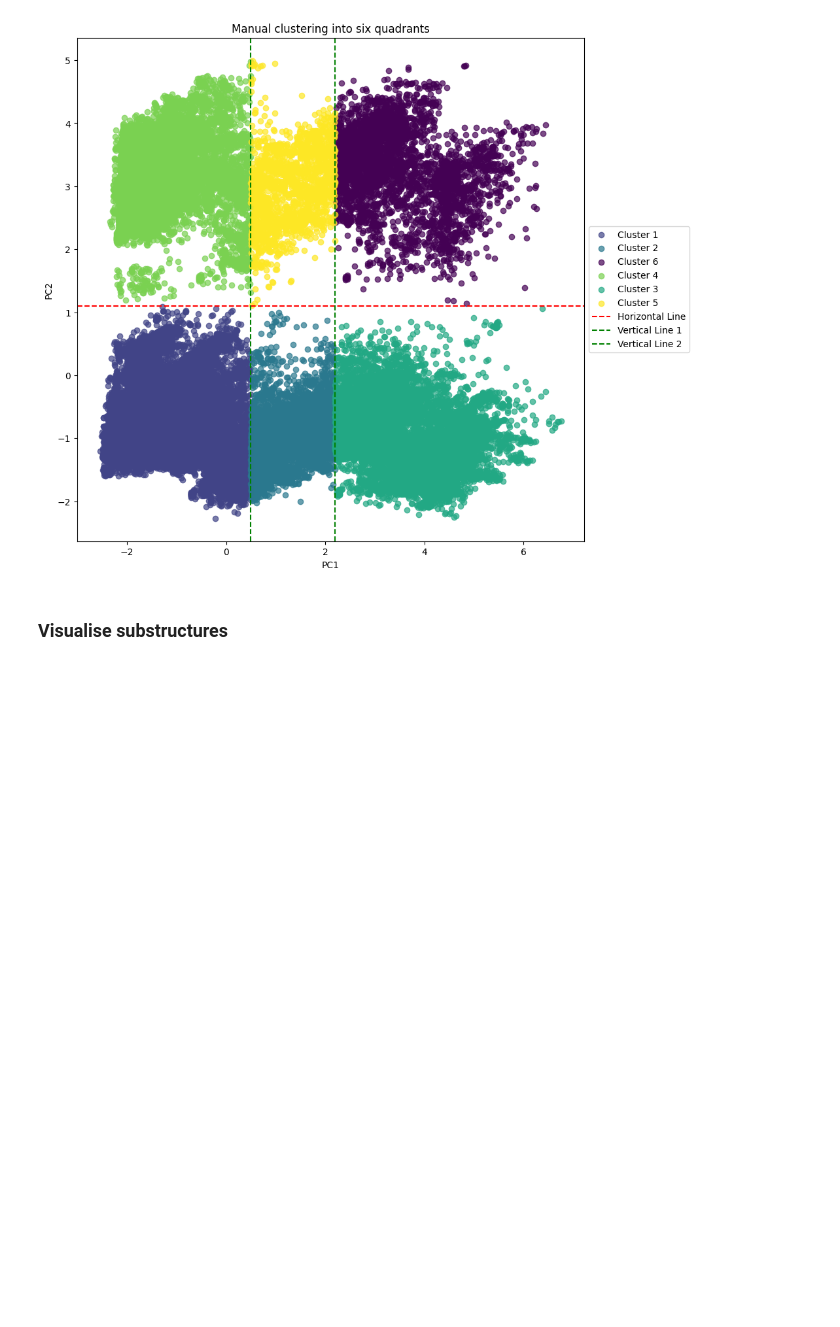
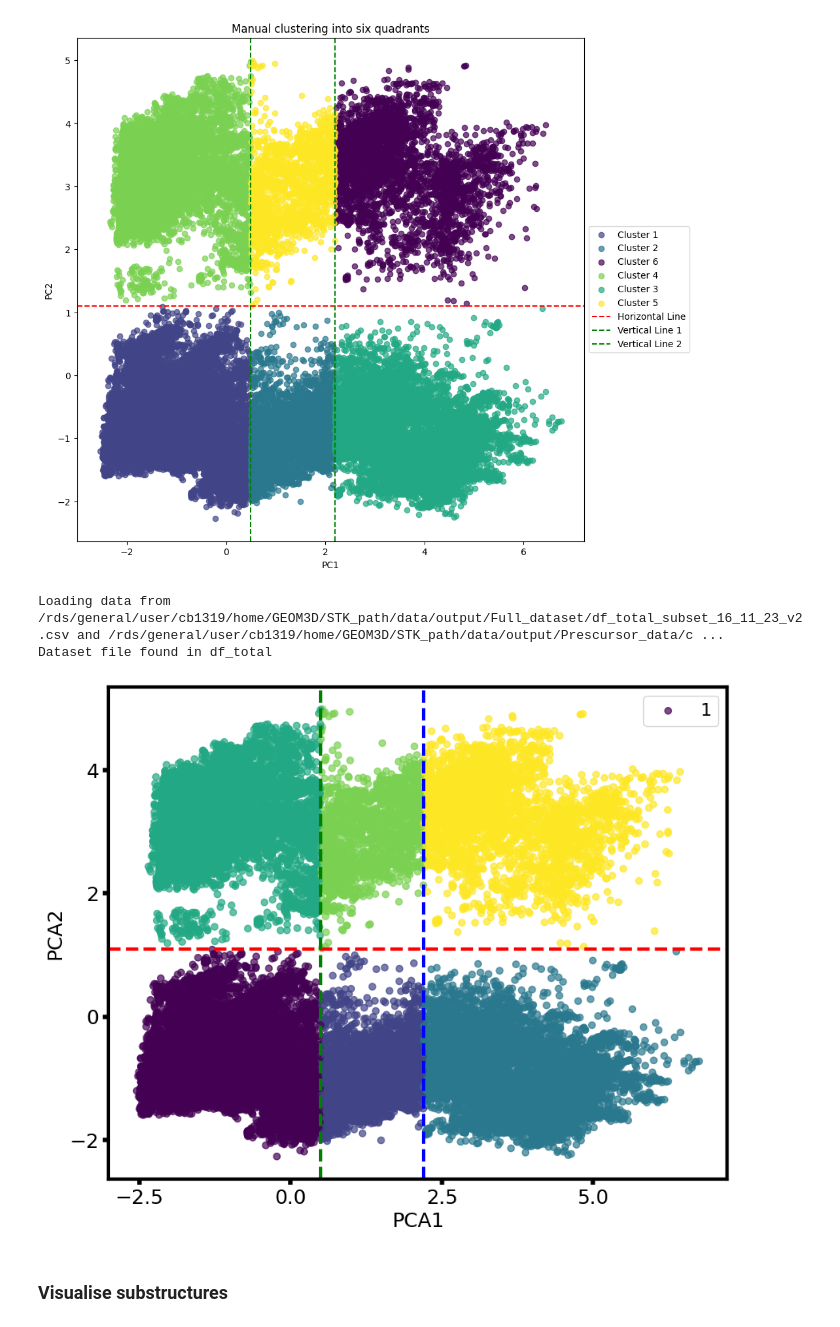
Before and after one commit to C-Bone-UCL/Geom3D, a Jupyter notebook: example_notebooks/oligomer_scaffold_splitter.ipynb, the cells around one changed output. Cells and saved outputs as stored; diff of their text form; code cells hidden in the pictures; blank space fills up the shorter version.

```diff
--- a/example_notebooks/oligomer_scaffold_splitter.ipynb
+++ b/example_notebooks/oligomer_scaffold_splitter.ipynb
@@ -96,3 +96,22 @@ Loading data from /rds/general/user/cb1319/home/GEOM3D/STK_path/data/output/Full
 Dataset file found in df_total
 Number of oligomers in each cluster:
 [figure]
+# %%
+import importlib
+from geom3d.utils import oligomer_scaffold_split
+from geom3d.utils.oligomer_scaffold_split import *
+
+importlib.reload(oligomer_scaffold_split)
+
+df_total, df_precursors, df_path, df_path_2, df_precursors_path = load_dataframes(dataset, config)
+check_data_exists(df_total, dataset, config)
+
+horizontal_line_y = config["manual_cluster_horizontal_line_y"] if "manual_cluster_horizontal_line_y" in config else 1.1
+vertical_line_x1 = config["manual_cluster_vertical_line_x1"] if "manual_cluster_vertical_line_x1" in config else 0.5
+vertical_line_x2 = config["manual_cluster_vertical_line_x2"] if "manual_cluster_vertical_line_x2" in config else 2.2
+
+# Perform manual clustering
+df_total = manual_cluster(df_total, horizontal_line_y, vertical_line_x1, vertical_line_x2)
+# %% [output]
+Loading data from /rds/general/user/cb1319/home/GEOM3D/STK_path/data/output/Full_dataset/df_total_subset_16_11_23_v2.csv and /rds/general/user/cb1319/home/GEOM3D/STK_path/data/output/Prescursor_data/c ...
+Dataset file found in df_total
@@ -99,3 +120,34 @@ Number of oligomers in each cluster:
+# %%
+# Plot clusters
+plt.figure(figsize=(10, 8))
+plt.scatter(df_total['2d_tani_pca_1'], df_total['2d_tani_pca_2'], c=df_total['Cluster'], cmap='viridis', alpha=0.7)
+
+plt.axhline(y=horizontal_line_y, color='r', linestyle='--', label='Separator 1', linewidth=3)
+plt.axvline(x=vertical_line_x1, color='g', linestyle='--', label='Separator 2', linewidth=3)
+plt.axvline(x=vertical_line_x2, color='b', linestyle='--', label='Separator 3', linewidth=3)
+plt.xlabel("PCA1", fontsize=18)
+plt.ylabel("PCA2", fontsize=18)
+
+#make axes thicker
+plt.gca().spines['top'].set_linewidth(3)
+plt.gca().spines['right'].set_linewidth(3)
+plt.gca().spines['bottom'].set_linewidth(3)
+plt.gca().spines['left'].set_linewidth(3)
+
+# Increase font size, make bold, and change to Aptos font
+plt.tick_params(axis='both', which='major', labelsize=18)
+
+# remove some ticks
+plt.gca().xaxis.set_tick_params(width=4, size=5)
+plt.gca().yaxis.set_tick_params(width=4, size=5)
+
+# make less ticks
+plt.gca().xaxis.set_major_locator(plt.MaxNLocator(5))
+plt.gca().yaxis.set_major_locator(plt.MaxNLocator(5))
+
+plt.savefig(f'/rds/general/user/cb1319/home/GEOM3D/Geom3D/fragment_experiment_2/oligomer_manual_cluster.png', dpi=400)
+# %% [output]
+[figure, added]
 # %% [markdown]
 ### Visualise substructures
 # %%
```
Also changed, not shown: parts of 1 cell of this notebook, 4 other files.
